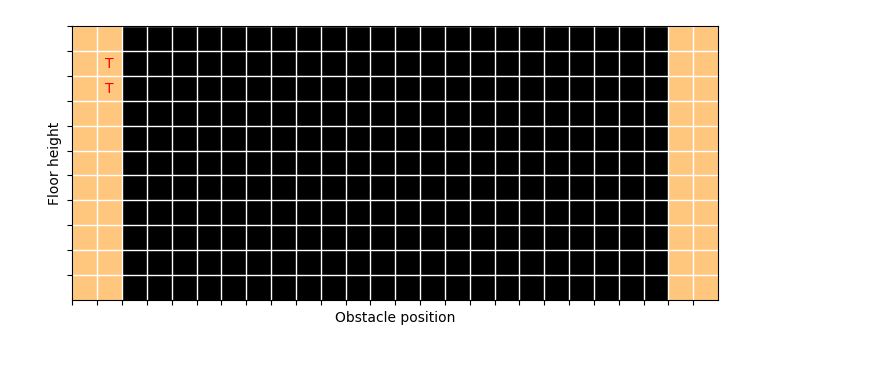
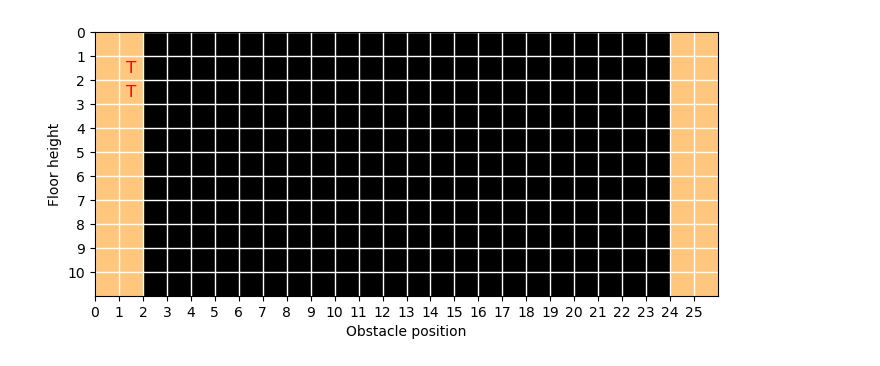
Before and after one commit to manusimidt/jku_practical_work, a Jupyter notebook: visualize_configuration.ipynb, the cells around one changed output. Saved outputs shown, nothing was run; the diff lists cells and outputs as text; code cells hidden in the pictures.

```diff
--- a/visualize_configuration.ipynb
+++ b/visualize_configuration.ipynb
@@ -15,34 +16,35 @@ def plot_evaluation_grid(grid, training_positions, min_obs_position,
     ax.set_xticks(x_ticks)
     ax.set_yticks(y_ticks)
 
-    ax.tick_params(labelbottom=False, labelleft=False)
+    # ax.tick_params(labelbottom=False, labelleft=False)
     ax.set_ylabel("Floor height")
     ax.set_xlabel("Obstacle position")
 
     # Loop over data dimensions and create text annotations.
     for (obstacle_pos, floor_height) in training_positions:
         pos_index = obstacle_pos - min_obs_position
         height_index = floor_height - min_floor_height
         ax.text(
             pos_index + 0.5,
             height_index + 0.5,
             'T',
             ha='center',
             va='center',
-            color='r')
+            color='r',
+            fontsize='large')
 
     ax.grid(color='w', linewidth=1)
     fig.tight_layout()
     return fig
 
 
 grid = np.zeros((26, 11))
 grid[1] = np.ones(11)
 grid[0] = np.ones(11)
 grid[-1] = np.ones(11)
 grid[-2] = np.ones(11)
 
 fig = plot_evaluation_grid(grid, [(1 + 10, 1 + 23), (1 + 10, 2 + 23)], 10, 23)
 plt.show()
 # %% [output]
-[figure, old version]
+[figure, new version]
```
Also changed, not shown: parts of 2 cells of this notebook, 5 other files.
